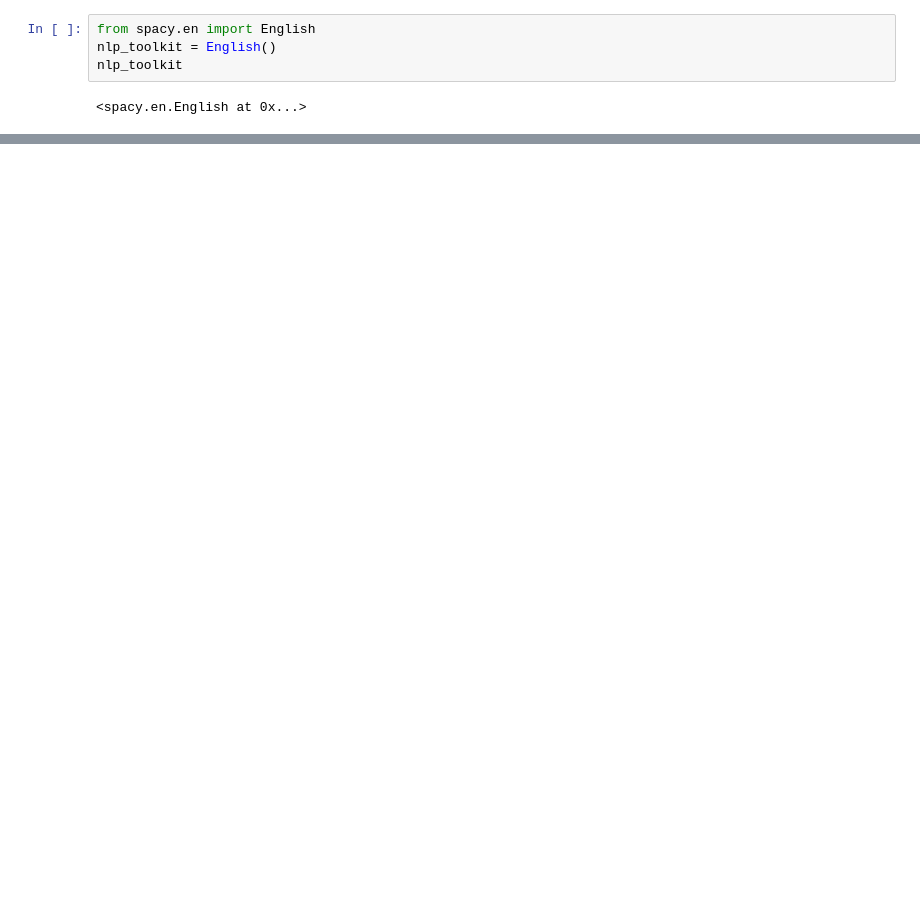
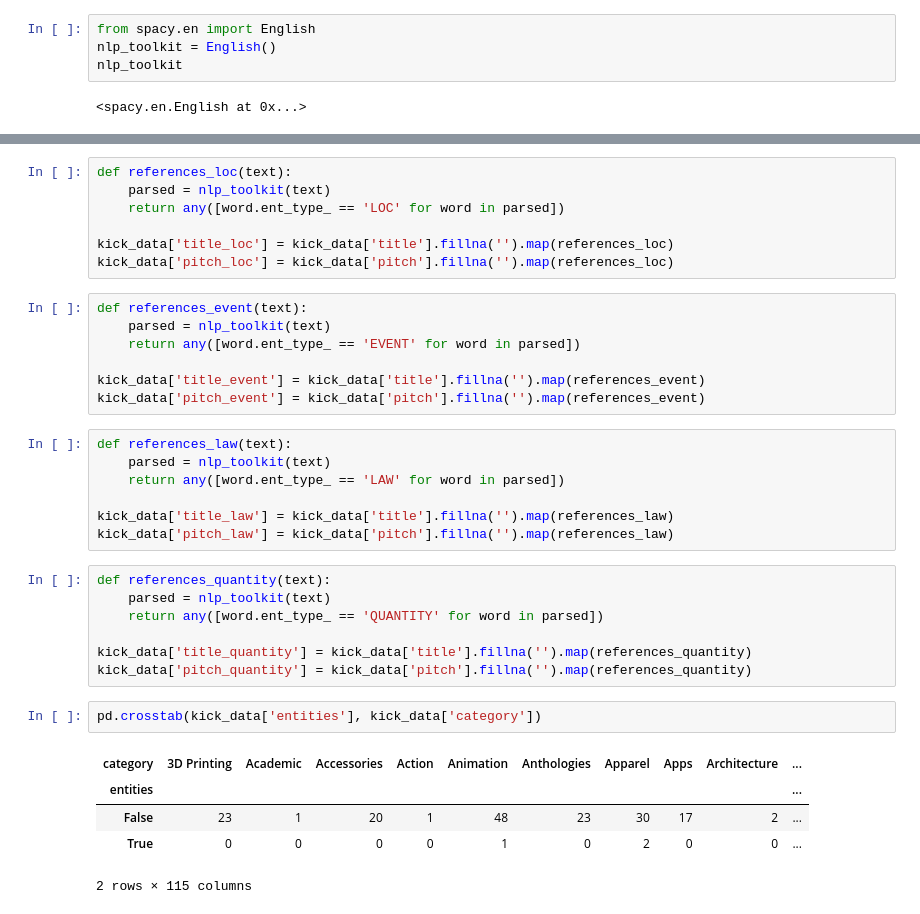
Before and after one commit to babyfacebrian/Kickstarter-Data-Analysis, a Jupyter notebook: Text Analysis.ipynb, the cells around one changed output, grey strips where cells are left out. Saved outputs shown, nothing was run; the diff lists cells and outputs as text; blank space fills up the shorter version.

```diff
--- a/Text Analysis.ipynb
+++ b/Text Analysis.ipynb
@@ -118,0 +144,36 @@ nlp_toolkit
+# %%
+def references_loc(text):
+    parsed = nlp_toolkit(text)
+    return any([word.ent_type_ == 'LOC' for word in parsed])
+
+kick_data['title_loc'] = kick_data['title'].fillna('').map(references_loc)
+kick_data['pitch_loc'] = kick_data['pitch'].fillna('').map(references_loc)
+# %%
+def references_event(text):
+    parsed = nlp_toolkit(text)
+    return any([word.ent_type_ == 'EVENT' for word in parsed])
+
+kick_data['title_event'] = kick_data['title'].fillna('').map(references_event)
+kick_data['pitch_event'] = kick_data['pitch'].fillna('').map(references_event)
+# %%
+def references_law(text):
+    parsed = nlp_toolkit(text)
+    return any([word.ent_type_ == 'LAW' for word in parsed])
+
+kick_data['title_law'] = kick_data['title'].fillna('').map(references_law)
+kick_data['pitch_law'] = kick_data['pitch'].fillna('').map(references_law)
+# %%
+def references_quantity(text):
+    parsed = nlp_toolkit(text)
+    return any([word.ent_type_ == 'QUANTITY' for word in parsed])
+
+kick_data['title_quantity'] = kick_data['title'].fillna('').map(references_quantity)
+kick_data['pitch_quantity'] = kick_data['pitch'].fillna('').map(references_quantity)
+# %%
+pd.crosstab(kick_data['entities'], kick_data['category'])
+# %% [output]
+| category | 3D Printing | Academic | Accessories | Action | Animation | Anthologies | Apparel | Apps | Architecture | ... |
+| entities |  |  |  |  |  |  |  |  |  | ... |
+| False | 23 | 1 | 20 | 1 | 48 | 23 | 30 | 17 | 2 | ... |
+| True | 0 | 0 | 0 | 0 | 1 | 0 | 2 | 0 | 0 | ... |
+2 rows × 115 columns
```
Also changed, not shown: parts of 32 cells of this notebook, 2 other files.
